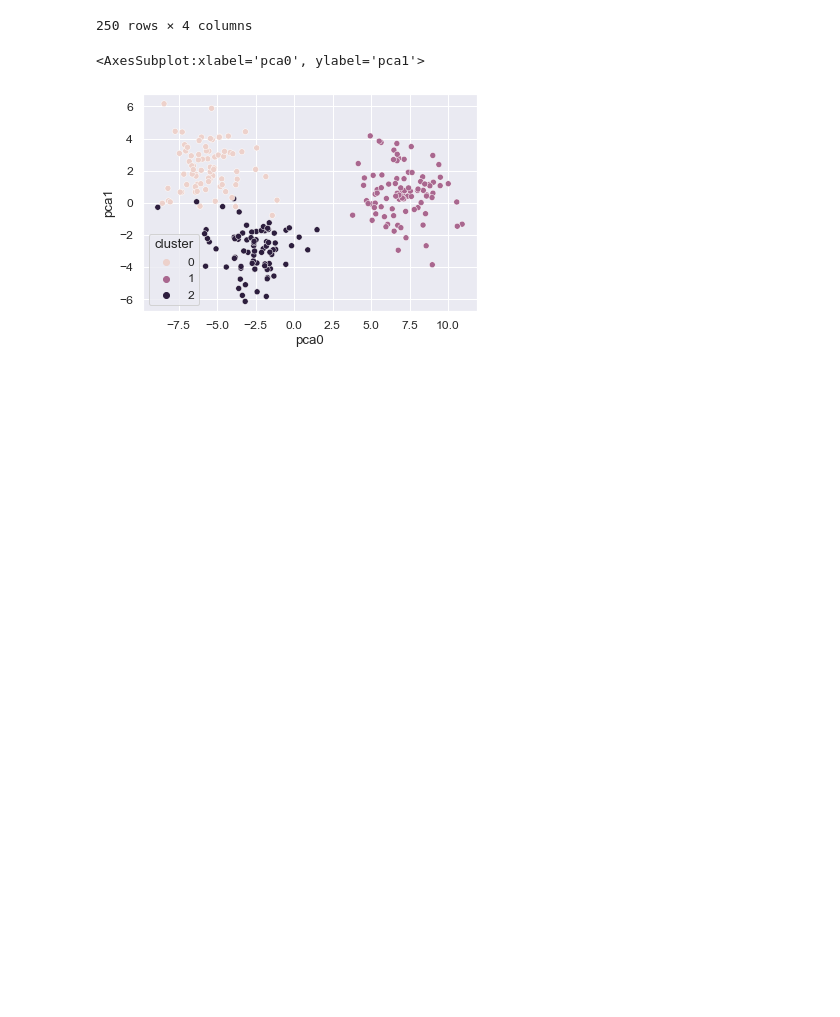
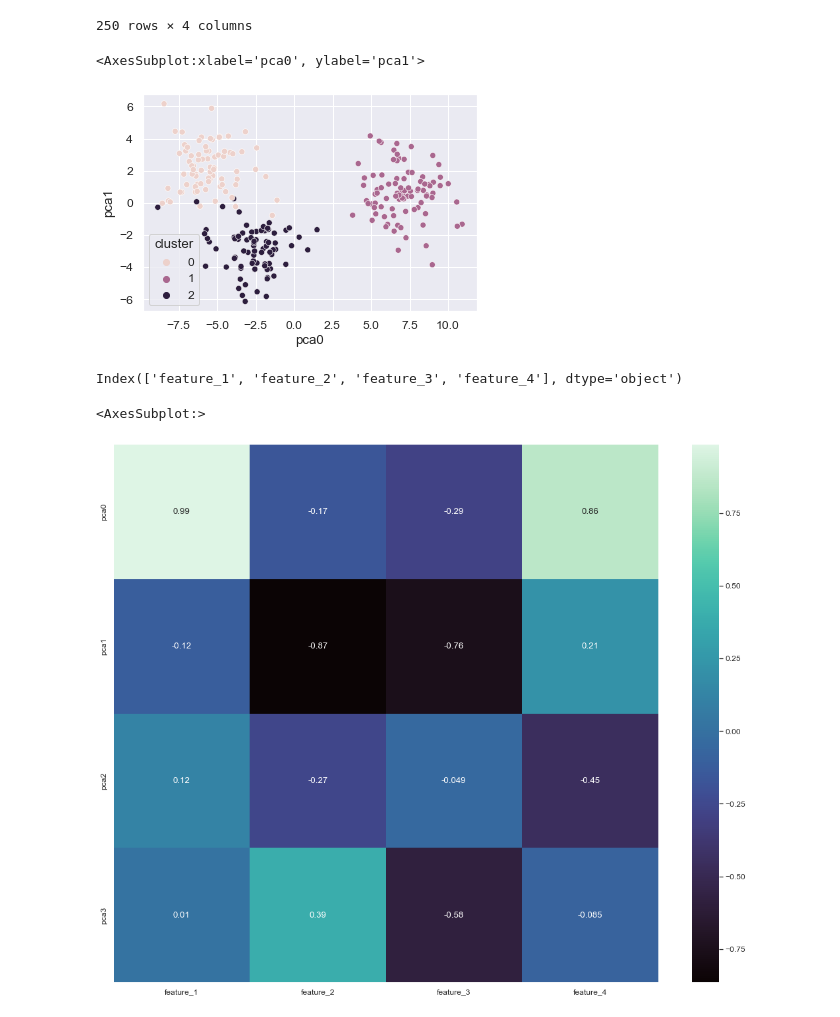
Before and after one commit to gutolota/BD-PCA-project, a Jupyter notebook: pca_analysis.ipynb, the cells around one changed output. Saved outputs shown, nothing was run; the diff lists cells and outputs as text; code cells hidden in the pictures; blank space fills up the shorter version.

```diff
--- a/pca_analysis.ipynb
+++ b/pca_analysis.ipynb
@@ -190,3 +191,20 @@ sns.scatterplot(data=pca_df, x='pca0', y='pca1', hue='cluster')
 # fig.update_layout(scene_camera=camera, title='Visualização tri-dimensional do PCA')
 # fig.show()
 px.scatter_3d(pca_df, x='pca0', y='pca1', z='pca2', color='cluster', width=1000, height=800)
+# %%
+final_df.columns.drop('cluster')
+# %% [output]
+Index(['feature_1', 'feature_2', 'feature_3', 'feature_4'], dtype='object')
+# %%
+correlation = {}
+for column_final in final_df.columns.drop('cluster'):
+    correlation[column_final] = []
+    for column_pca in pca_df.columns.drop('cluster'):
+        correlation[column_final].append(pca_df[column_pca].corr(final_df[column_final]))
+correlation = pd.DataFrame(correlation, index=pca_df.columns.drop('cluster'))
+# %%
+plt.figure(figsize=(18.5, 15))
+sns.heatmap(correlation, annot=True, cmap='mako')
+# %% [output]
+<AxesSubplot:>
+[figure, added]
```
Also changed, not shown: parts of 1 cell of this notebook.
